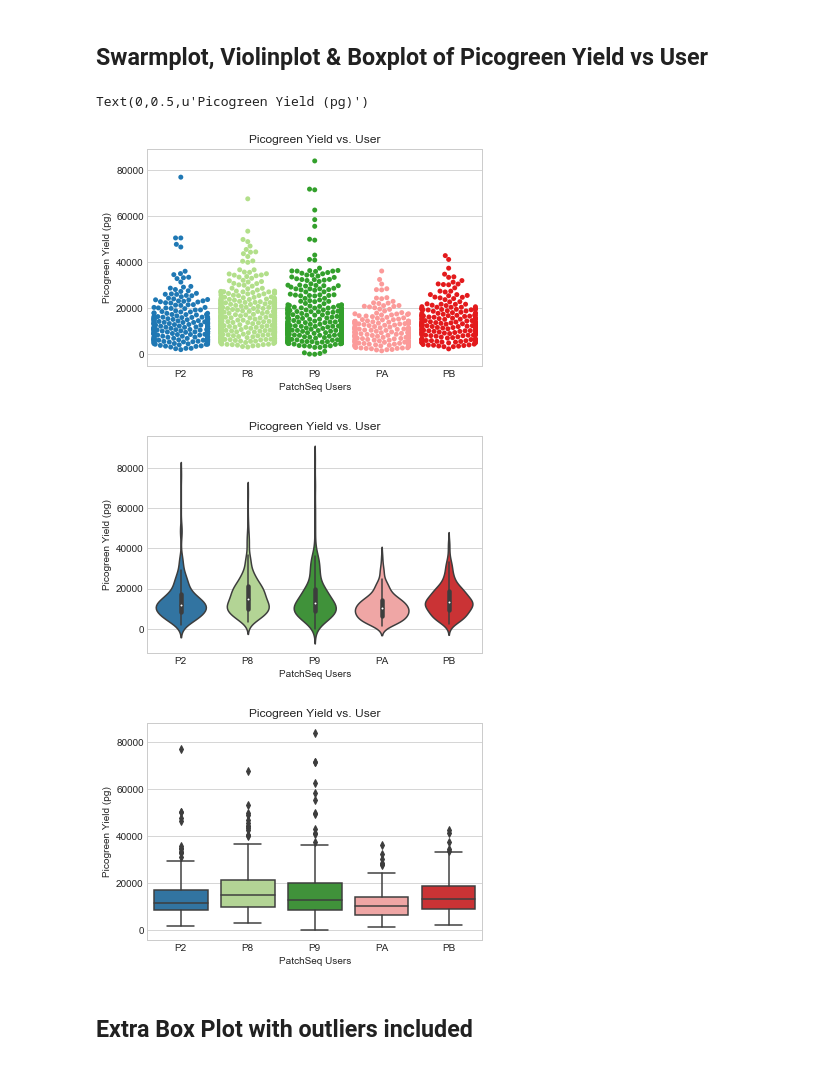
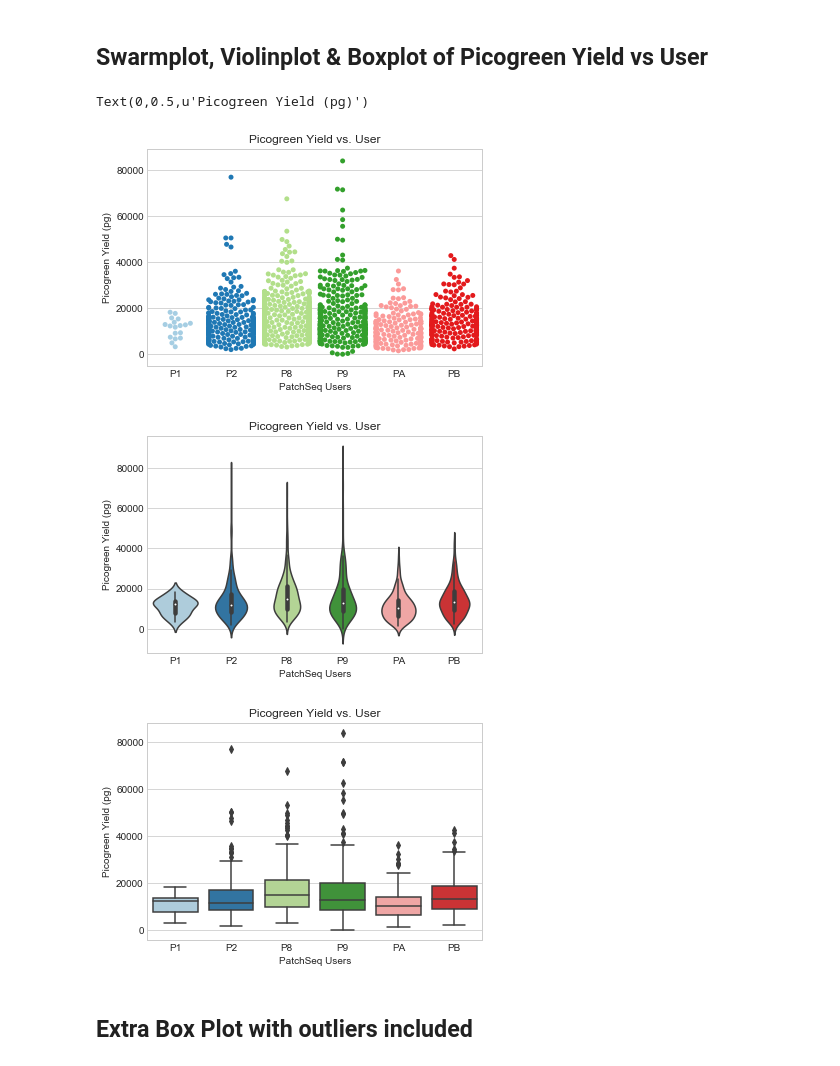
Before and after one commit to ramr24/Personal, a Jupyter notebook: picogreen_yield_vs_user.ipynb, the cells around one changed output. Saved outputs shown, nothing was run; the diff lists cells and outputs as text; code cells hidden in the pictures.

```diff
--- a/picogreen_yield_vs_user.ipynb
+++ b/picogreen_yield_vs_user.ipynb
@@ -105,48 +106,36 @@ Name: User, dtype: int64
 # %%
 sp = sns.swarmplot(x = "User",
                    y = "Picogreen yield (pg)",
                    data = ps[ps["Picogreen yield (pg)"] < 100000],
-                   order = ["P2", "P8", "P9", "PA", "PB"],
-                   palette = ["#1f78b4",
-                              "#b2df8a",
-                              "#33a02c",
-                              "#fb9a99",
-                              "#e31a1c"]).set_title("Picogreen Yield vs. User")
+                   order = ["P1", "P2", "P8", "P9", "PA", "PB"],
+                   palette = "Paired").set_title("Picogreen Yield vs. User")
 plt.xlabel("PatchSeq Users")
 plt.ylabel("Picogreen Yield (pg)") #Redundant ylabel
 # %% [output]
 Text(0,0.5,u'Picogreen Yield (pg)')
-[figure, old version]
+[figure, new version]
 # %%
 vp = sns.violinplot(x = "User",
                     y = "Picogreen yield (pg)",
                     data = ps[ps["Picogreen yield (pg)"] < 100000],
-                    order = ["P2", "P8", "P9", "PA", "PB"],
-                    palette = ["#1f78b4",
-                               "#b2df8a",
-                               "#33a02c",
-                               "#fb9a99",
-                               "#e31a1c"]).set_title("Picogreen Yield vs. User")
+                    order = ["P1", "P2", "P8", "P9", "PA", "PB"],
+                    palette = "Paired").set_title("Picogreen Yield vs. User")
 plt.xlabel("PatchSeq Users")
 plt.ylabel("Picogreen Yield (pg)") #Redundant ylabel
 plt.savefig("vio_picogreen_yield_vs_user")
 # %% [output]
-[figure, old version]
+[figure, new version]
 # %%
 bp = sns.boxplot(x = "User",
                  y = "Picogreen yield (pg)",
                  data = ps[ps["Picogreen yield (pg)"] < 100000],
-                 order = ["P2", "P8", "P9", "PA", "PB"],
-                 palette = ["#1f78b4",
-                            "#b2df8a",
-                            "#33a02c",
-                            "#fb9a99",
-                            "#e31a1c"]).set_title("Picogreen Yield vs. User")
+                 order = ["P1", "P2", "P8", "P9", "PA", "PB"],
+                 palette = "Paired").set_title("Picogreen Yield vs. User")
 plt.xlabel("PatchSeq Users")
 plt.ylabel("Picogreen Yield (pg)") #Redundant ylabel
 plt.savefig("box_picogreen_yield_vs_user")
 # %% [output]
-[figure, old version]
+[figure, new version]
 # %% [markdown]
 ## Extra Box Plot with outliers included
 # %%
```
Also changed, not shown: parts of 2 cells of this notebook, 3 other files.
